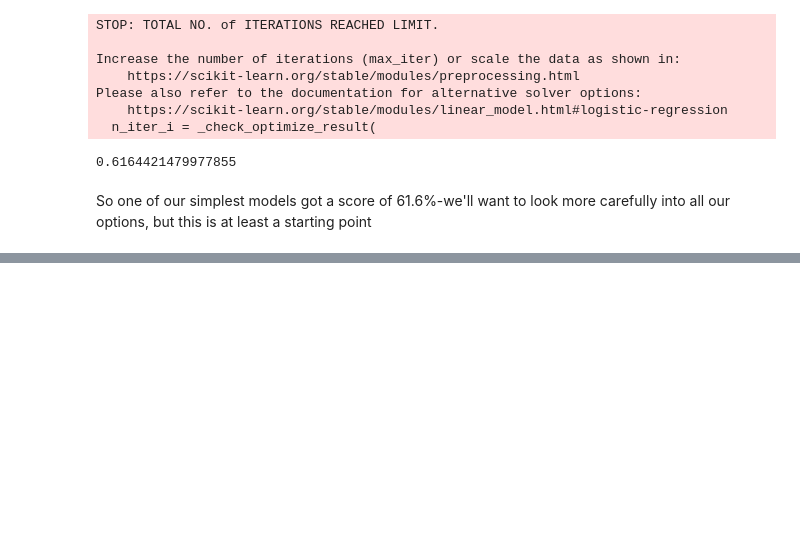
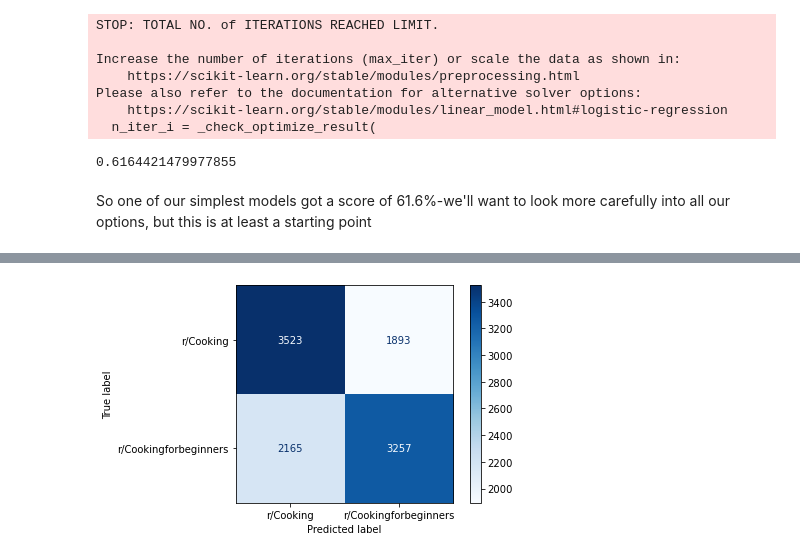
Before and after one commit to knambiar96/reddit-classification-nlp, a Jupyter notebook: code/Karthik-p3-data-analysis.ipynb, the cells around one changed output, grey strips where cells are left out. Drawn from its saved outputs; the diff is of its cells as text; code cells hidden in the pictures; blank space fills up the shorter version.

```diff
--- a/code/Karthik-p3-data-analysis.ipynb
+++ b/code/Karthik-p3-data-analysis.ipynb
@@ -147,3 +148,8 @@ Please also refer to the documentation for alternative solver options:
 0.6164421479977855
 # %% [markdown]
 So one of our simplest models got a score of 61.6%-we'll want to look more carefully into all our options, but this is at least a starting point
+# %%
+pipe2 = Pipeline([
+    ('cv', CountVectorizer()),
+    ('rfc', RandomForestClassifier(n_jobs=-1,random_state=815))
+])
@@ -149,0 +176,13 @@ So one of our simplest models got a score of 61.6%-we'll want to look more caref
+# %%
+params2 = {
+    'cv__max_df' : [0.8,0.9,1],
+    'cv__ngram_range' : [(1,1),(1,2),(2,2)],
+    'cv__strip_accents' : ['ascii','unicode'],
+    'cv__max_features' : [None,1000,750],
+    'rfc__ccp_alpha' :[0.0,0.5,1],
+    'rfc__min_samples_leaf' : [1,2,3,5],
+    'rfc__n_estimators' : [75,100,200]
+} #>1800 possibilities! let's try and run through only a couple of times
+rsc = RandomizedSearchCV(pipe2,param_distributions=params2,n_iter=60,n_jobs=-1)
+# %%
+rsc.fit(X_train,y_train)
@@ -149,0 +305,4 @@ So one of our simplest models got a score of 61.6%-we'll want to look more caref
+# %%
+ConfusionMatrixDisplay.from_estimator(rsc,X_test,y_test,cmap='Blues');
+# %% [output]
+[figure, added]
```
Also changed, not shown: parts of 30 cells of this notebook.
